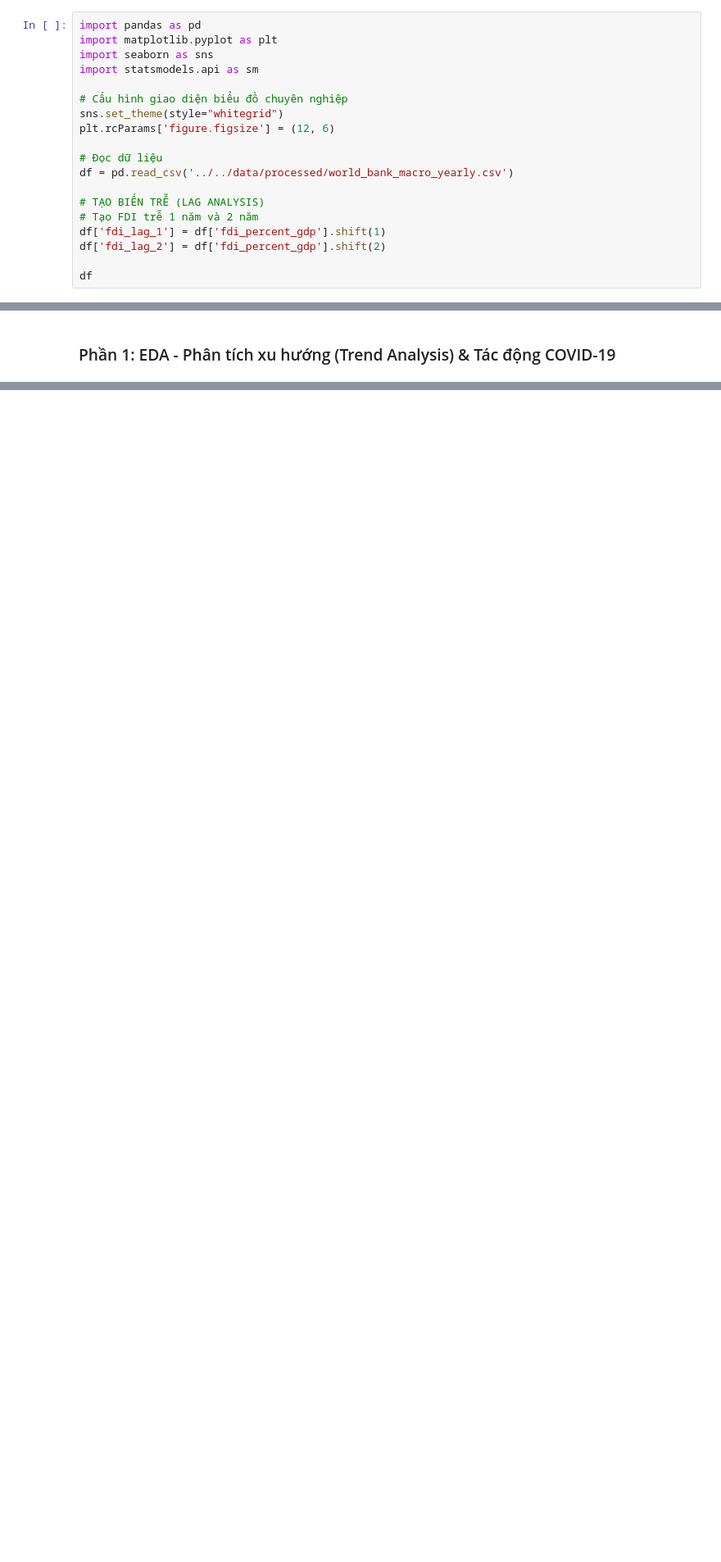
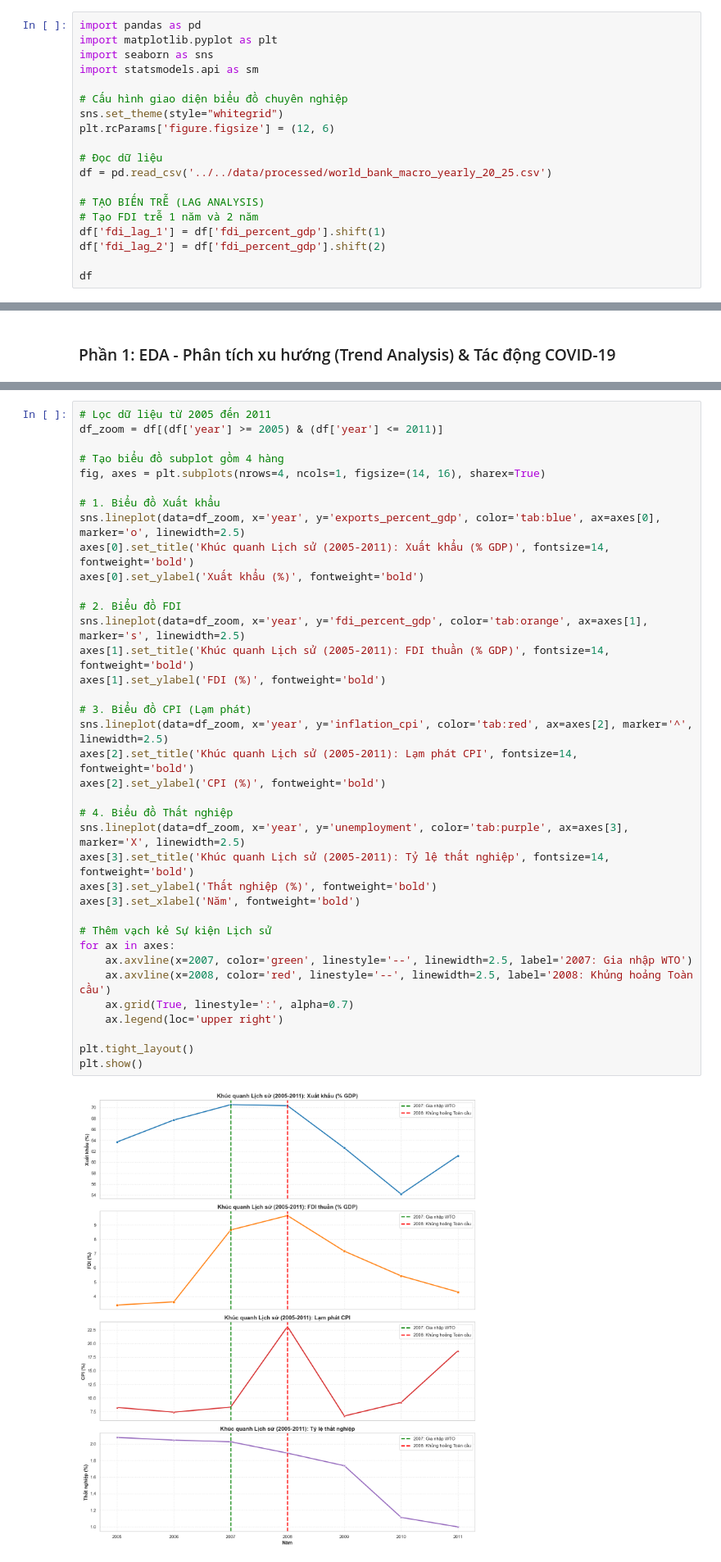
Before and after one commit to Zane-Theodore/data-analysis-project1, a Jupyter notebook: notebooks/visualization/export_fdi.ipynb, the cells around one changed output, grey strips where cells are left out. Shown at 82% size. Drawn from its saved outputs; the diff is of its cells as text; blank space fills up the shorter version.

```diff
--- a/notebooks/visualization/export_fdi.ipynb
+++ b/notebooks/visualization/export_fdi.ipynb
@@ -9,7 +9,7 @@ sns.set_theme(style="whitegrid")
 plt.rcParams['figure.figsize'] = (12, 6)
 
 # Đọc dữ liệu
-df = pd.read_csv('../../data/processed/world_bank_macro_yearly.csv')
+df = pd.read_csv('../../data/processed/world_bank_macro_yearly_20_25.csv')
 
 # TẠO BIẾN TRỄ (LAG ANALYSIS)
 # Tạo FDI trễ 1 năm và 2 năm
@@ -70,0 +195,39 @@ Nhìn vào biểu đồ, ta thấy bức tranh của một nền kinh tế có
+# %%
+# Lọc dữ liệu từ 2005 đến 2011
+df_zoom = df[(df['year'] >= 2005) & (df['year'] <= 2011)]
+
+# Tạo biểu đồ subplot gồm 4 hàng
+fig, axes = plt.subplots(nrows=4, ncols=1, figsize=(14, 16), sharex=True)
+
+# 1. Biểu đồ Xuất khẩu
+sns.lineplot(data=df_zoom, x='year', y='exports_percent_gdp', color='tab:blue', ax=axes[0], marker='o', linewidth=2.5)
+axes[0].set_title('Khúc quanh Lịch sử (2005-2011): Xuất khẩu (% GDP)', fontsize=14, fontweight='bold')
+axes[0].set_ylabel('Xuất khẩu (%)', fontweight='bold')
+
+# 2. Biểu đồ FDI
+sns.lineplot(data=df_zoom, x='year', y='fdi_percent_gdp', color='tab:orange', ax=axes[1], marker='s', linewidth=2.5)
+axes[1].set_title('Khúc quanh Lịch sử (2005-2011): FDI thuần (% GDP)', fontsize=14, fontweight='bold')
+axes[1].set_ylabel('FDI (%)', fontweight='bold')
+
+# 3. Biểu đồ CPI (Lạm phát)
+sns.lineplot(data=df_zoom, x='year', y='inflation_cpi', color='tab:red', ax=axes[2], marker='^', linewidth=2.5)
+axes[2].set_title('Khúc quanh Lịch sử (2005-2011): Lạm phát CPI', fontsize=14, fontweight='bold')
+axes[2].set_ylabel('CPI (%)', fontweight='bold')
+
+# 4. Biểu đồ Thất nghiệp
+sns.lineplot(data=df_zoom, x='year', y='unemployment', color='tab:purple', ax=axes[3], marker='X', linewidth=2.5)
+axes[3].set_title('Khúc quanh Lịch sử (2005-2011): Tỷ lệ thất nghiệp', fontsize=14, fontweight='bold')
+axes[3].set_ylabel('Thất nghiệp (%)', fontweight='bold')
+axes[3].set_xlabel('Năm', fontweight='bold')
+
+# Thêm vạch kẻ Sự kiện Lịch sử
+for ax in axes:
+    ax.axvline(x=2007, color='green', linestyle='--', linewidth=2.5, label='2007: Gia nhập WTO')
+    ax.axvline(x=2008, color='red', linestyle='--', linewidth=2.5, label='2008: Khủng hoảng Toàn cầu')
+    ax.grid(True, linestyle=':', alpha=0.7)
+    ax.legend(loc='upper right')
+
+plt.tight_layout()
+plt.show()
+# %% [output]
+[figure, added]
```
Also changed, not shown: parts of 11 cells of this notebook, 1 other file.
